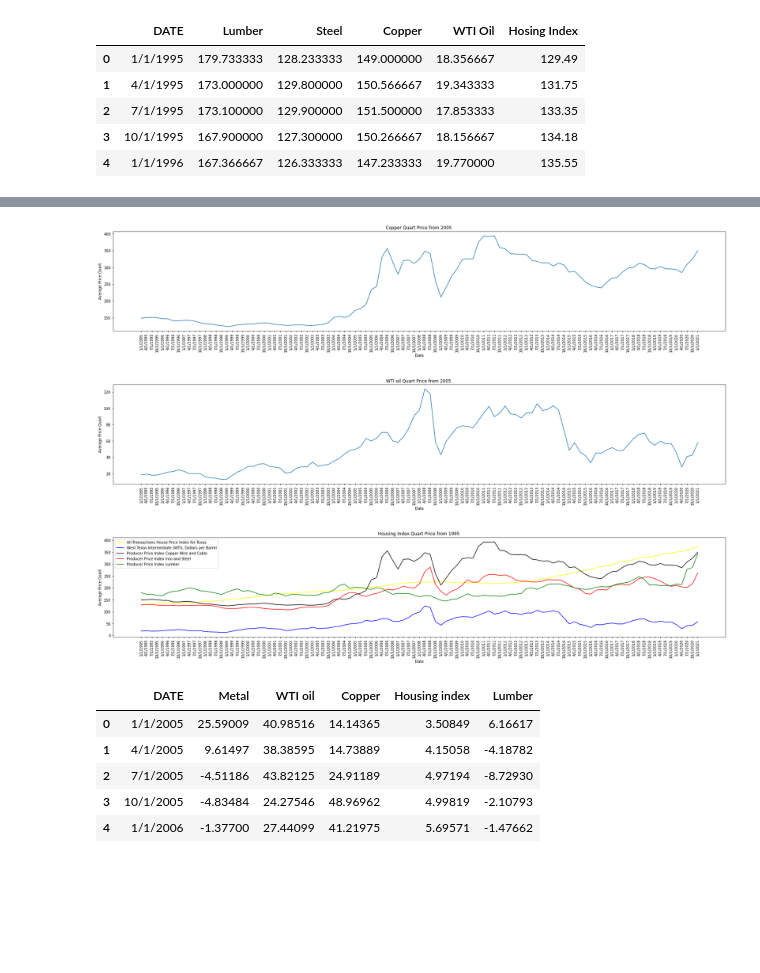
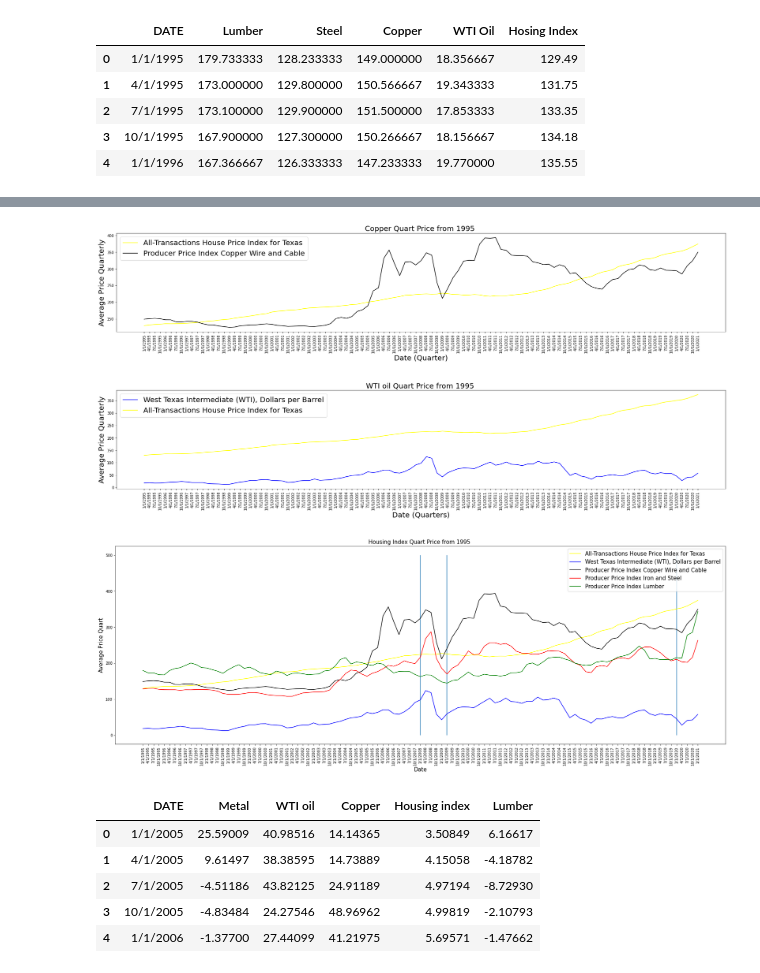
Before and after one commit to Fescamil1/Project_1_Housing_Market_Analysis, a Jupyter notebook: CommodityAnalysis.ipynb, the cells around one changed output, grey strips where cells are left out. Cells and saved outputs as stored; diff of their text form; code cells hidden in the pictures; blank space fills up the shorter version.

```diff
--- a/CommodityAnalysis.ipynb
+++ b/CommodityAnalysis.ipynb
@@ -46,44 +50,48 @@ plt.show()
 # %%
 plt.figure(figsize=(30,5))
-plt.plot(comm_hou_df["DATE"],comm_hou_df["Copper"])
-plt.xticks(rotation="vertical")
-plt.title("Copper Quart Price from 2005 ")
-plt.xlabel("Date")
-plt.ylabel("Average Price Quart")
-
+plt.plot(comm_hou_df["DATE"],comm_hou_df["Hosing Index"], label="All-Transactions House Price Index for Texas",color= "yellow")
+plt.plot(comm_hou_df["DATE"],comm_hou_df["Copper"], label="Producer Price Index Copper Wire and Cable",color= "black")
+plt.xticks(rotation="vertical",size=10)
+plt.title("Copper Quart Price from 1995 ",size=20)
+plt.xlabel("Date (Quarter)",size=20)
+plt.ylabel("Average Price Quarterly",size=20)
+plt.legend(loc="best",fontsize=20)
+plt.savefig("commodity_copper.png",transparent=True)
 plt.show()
 # %% [output]
-[figure, old version]
+[figure, new version]
 # %%
 plt.figure(figsize=(30,5))
-plt.plot(comm_hou_df["DATE"],comm_hou_df["WTI Oil"])
-plt.xticks(rotation="vertical")
-plt.title("WTI oil Quart Price from 2005 ")
-plt.xlabel("Date")
-plt.ylabel("Average Price Quart")
-
-
-
+plt.plot(comm_hou_df["DATE"],comm_hou_df["WTI Oil"],label='West Texas Intermediate (WTI), Dollars per Barrel',color= "blue")
+plt.plot(comm_hou_df["DATE"],comm_hou_df["Hosing Index"], label="All-Transactions House Price Index for Texas",color= "yellow")
+plt.xticks(rotation="vertical",size=10)
+plt.title("WTI oil Quart Price from 1995 ",size=20)
+plt.xlabel("Date (Quarters)",size=20)
+plt.ylabel("Average Price Quarterly",size=20)
+plt.legend(loc="best",fontsize=20)
+plt.savefig("commodity_oil.png",transparent=True)
 plt.show()
 # %% [output]
-[figure, old version]
+[figure, new version]
 # %%
-plt.figure(figsize=(30,5))
+plt.figure(figsize=(30,10))
 plt.plot(comm_hou_df["DATE"],comm_hou_df["Hosing Index"], label="All-Transactions House Price Index for Texas",color= "yellow")
 plt.plot(comm_hou_df["DATE"],comm_hou_df["WTI Oil"],label='West Texas Intermediate (WTI), Dollars per Barrel',color= "blue")
 plt.plot(comm_hou_df["DATE"],comm_hou_df["Copper"], label="Producer Price Index Copper Wire and Cable",color= "black")
 plt.plot(comm_hou_df["DATE"],comm_hou_df["Steel"],label="Producer Price Index Iron and Steel", color= "red")
 plt.plot(comm_hou_df["DATE"],comm_hou_df["Lumber"],label= "Producer Price Index Lumber", color= "green")
 plt.xticks(rotation="vertical")
-plt.title("Housing Index Quart Price from 1995 ")
-plt.xlabel("Date")
-plt.ylabel("Average Price Quart")
-
-
-plt.legend(loc="best")
+plt.title("Housing Index Quart Price from 1995 ",size=15)
+plt.xlabel("Date",size=15)
+plt.ylabel("Average Price Quart",size=15)
+plt.legend(loc="best",fontsize=15)
+plt.vlines(comm_hou_df.DATE.loc[comm_hou_df.DATE=="1/1/2008"],0,500)
+plt.vlines(comm_hou_df.DATE.loc[comm_hou_df.DATE=="4/1/2009"],0,500)
+plt.vlines(comm_hou_df.DATE.loc[comm_hou_df.DATE=="1/1/2020"],0,500)
+plt.savefig("commodity_collective.png",transparent=True)
 plt.show()
 # %% [output]
-[figure, old version]
+[figure, new version]
 # %%
 Path_comm_hou_new="Resources/Commodity_Housing_Quarterly_Per_1995.csv"
 comm_hou_new_df=pd.read_csv(Path_comm_hou_new)
```
Also changed, not shown: parts of 3 cells of this notebook, 6 other files.
